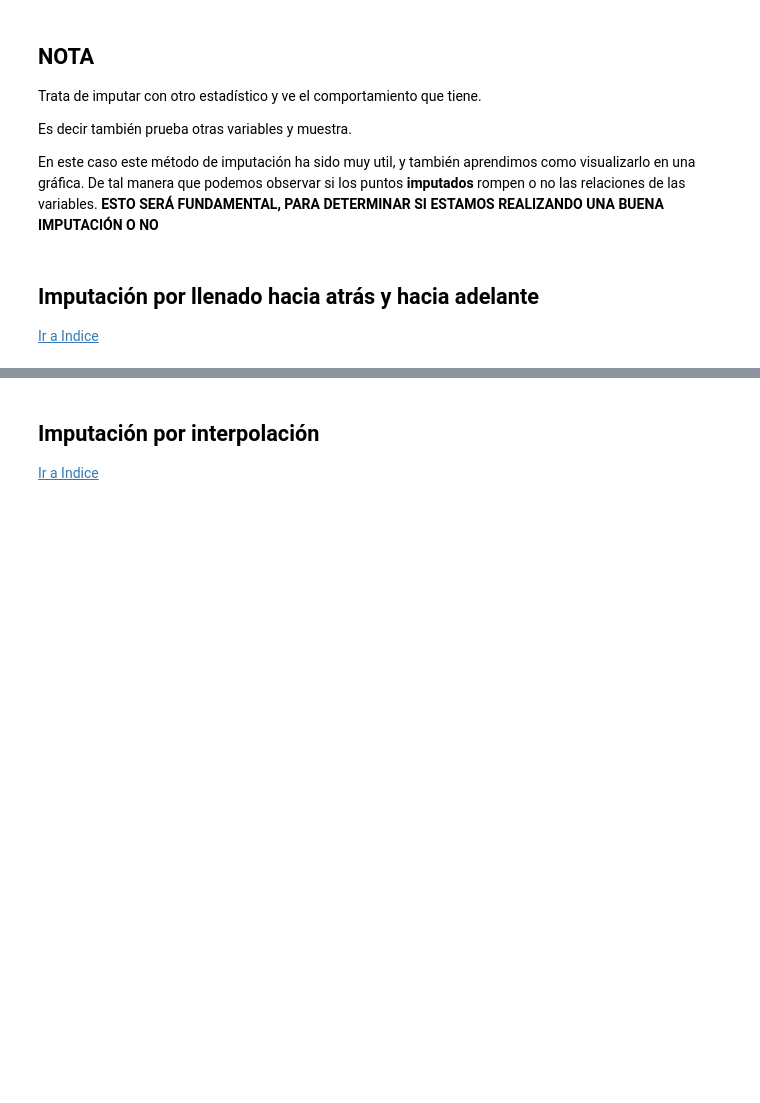
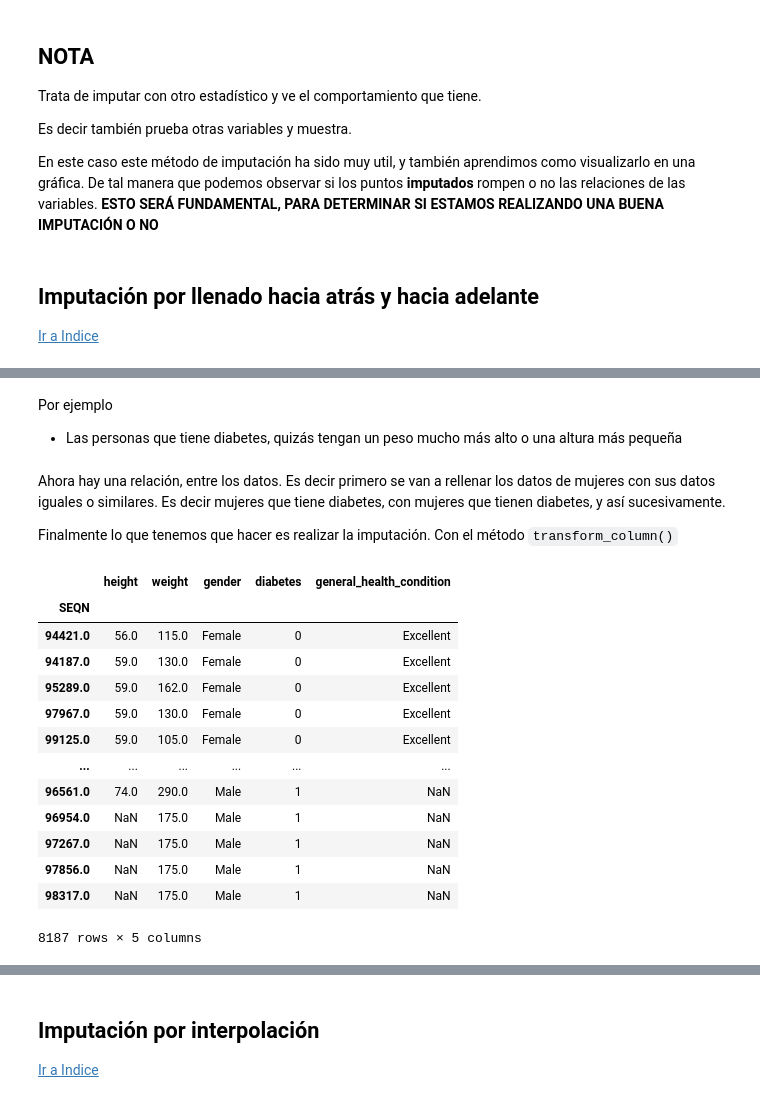
Before and after one commit to DensLopez/imputaci-n, a Jupyter notebook: codes/imputacion.ipynb, the cells around one changed output, grey strips where cells are left out. Saved outputs shown, nothing was run; the diff lists cells and outputs as text; code cells hidden in the pictures; blank space fills up the shorter version.

```diff
--- a/codes/imputacion.ipynb
+++ b/codes/imputacion.ipynb
@@ -1998,0 +2135,38 @@ En este caso este método de imputación ha sido muy util, y también aprendimos
+# %% [markdown]
+Por ejemplo
+- Las personas que tiene diabetes, quizás tengan un peso mucho más alto o una altura más pequeña
+# %% [markdown]
+Ahora hay una relación, entre los datos. Es decir primero se van a rellenar los datos de mujeres con sus datos iguales o similares. Es decir mujeres que tiene diabetes, con mujeres que tienen diabetes, y así sucesivamente.
+
+Finalmente lo que tenemos que hacer es realizar la imputación. Con el método `transform_column()`
+# %%
+(
+    nhanes_df
+    .select_columns('height','weight','gender','diabetes','general_health_condition')
+    .sort_values(
+        by=['gender','diabetes','general_health_condition','height'],
+        #Para relacionar valores pequeños con pequeños
+        ascending=True
+    )
+    .transform_column(
+        'weight',
+        lambda x: x.ffill(),
+        #Para que le pase una serie y no un único valor
+        elementwise=False
+    )
+)
+# %% [output]
+|  | height | weight | gender | diabetes | general_health_condition |
+| SEQN |  |  |  |  |  |
+| 94421.0 | 56.0 | 115.0 | Female | 0 | Excellent |
+| 94187.0 | 59.0 | 130.0 | Female | 0 | Excellent |
+| 95289.0 | 59.0 | 162.0 | Female | 0 | Excellent |
+| 97967.0 | 59.0 | 130.0 | Female | 0 | Excellent |
+| 99125.0 | 59.0 | 105.0 | Female | 0 | Excellent |
+| ... | ... | ... | ... | ... | ... |
+| 96561.0 | 74.0 | 290.0 | Male | 1 | NaN |
+| 96954.0 | NaN | 175.0 | Male | 1 | NaN |
+| 97267.0 | NaN | 175.0 | Male | 1 | NaN |
+| 97856.0 | NaN | 175.0 | Male | 1 | NaN |
+| 98317.0 | NaN | 175.0 | Male | 1 | NaN |
+8187 rows × 5 columns
```
Also changed, not shown: parts of 13 cells of this notebook.
